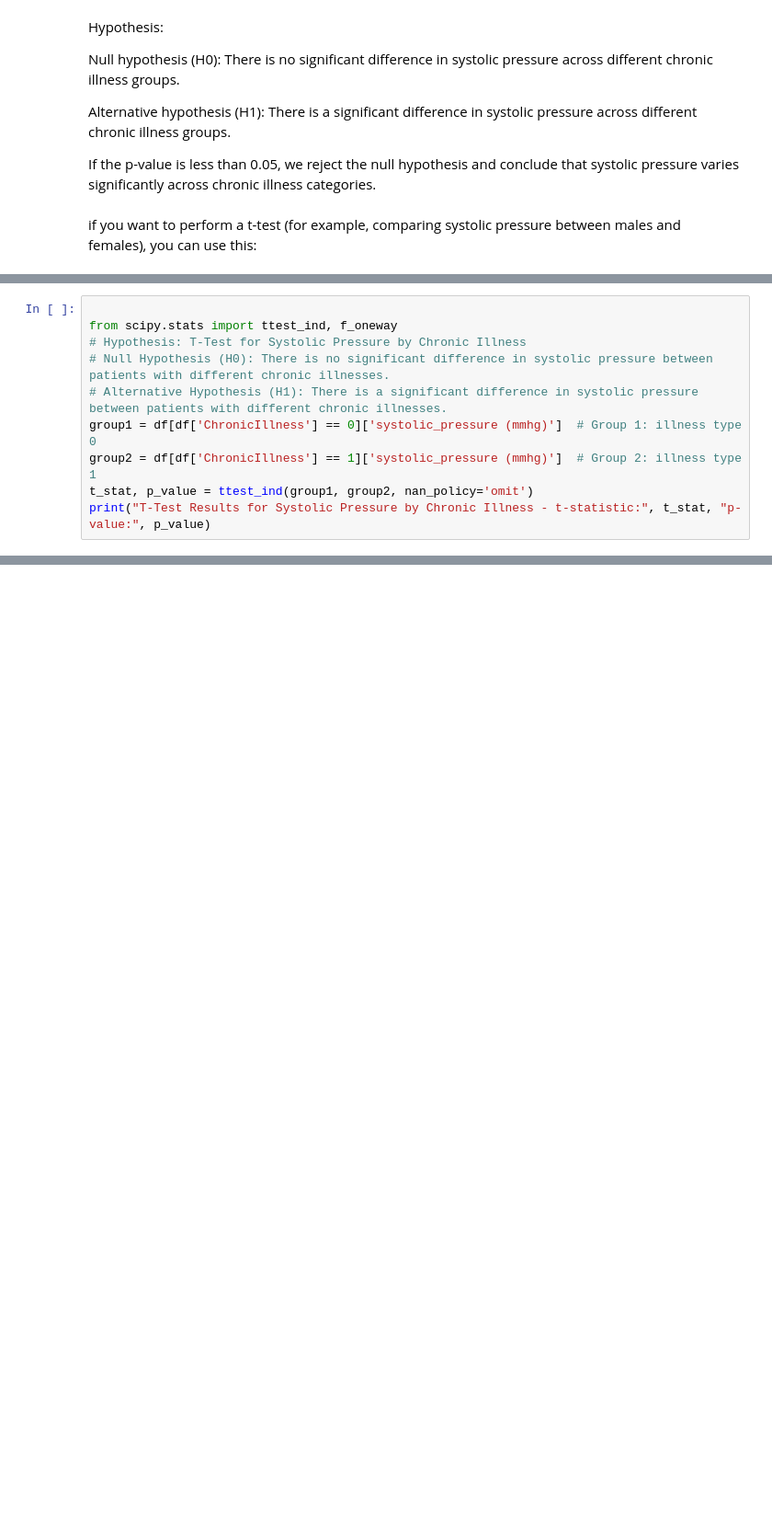
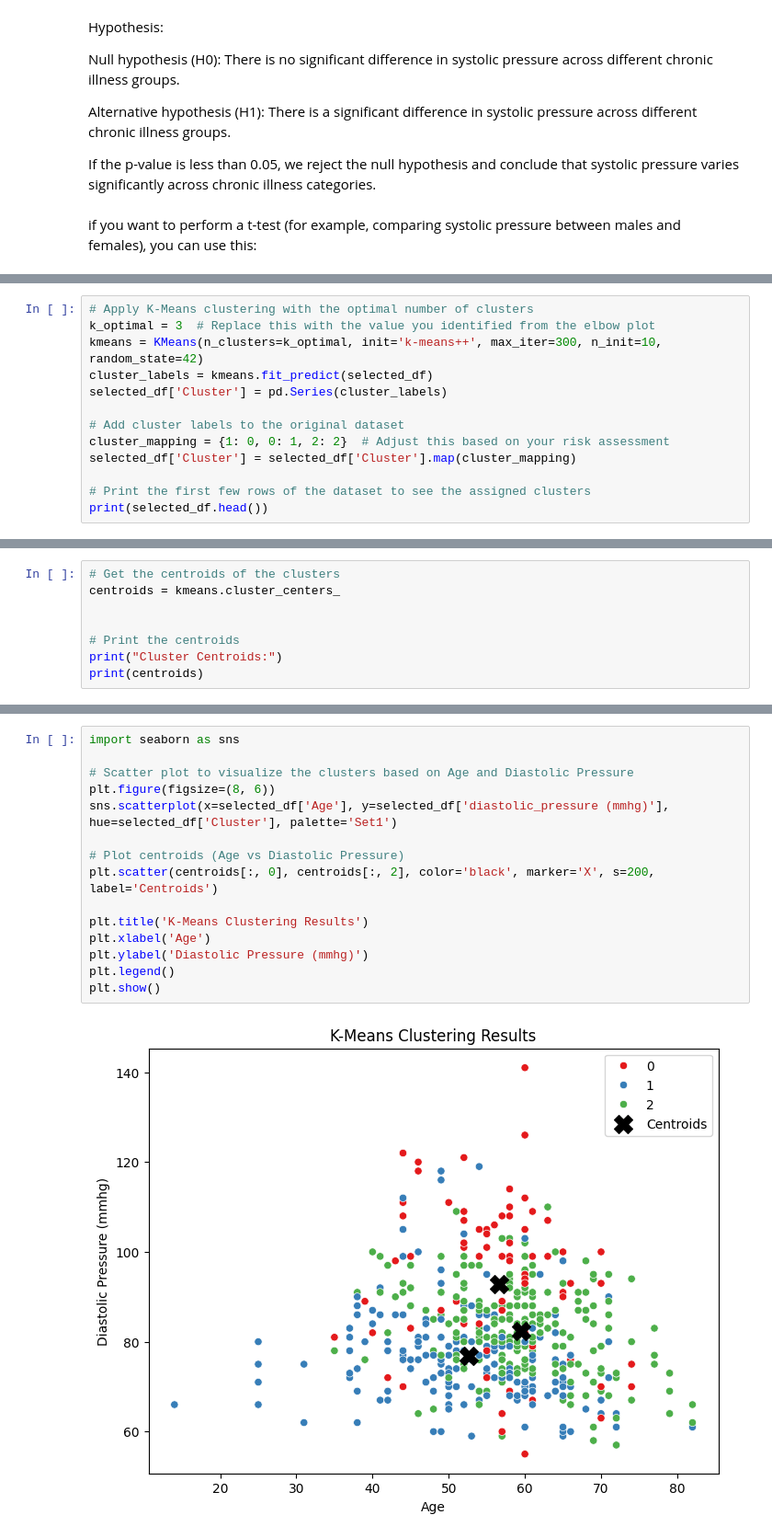
Before and after one commit to JayddieTech/Non-communicable-diseases-clustering, a Jupyter notebook: clustering.ipynb, the cells around one changed output, grey strips where cells are left out. Shown at 92% size. Cells and saved outputs as stored; diff of their text form; blank space fills up the shorter version.

```diff
--- a/clustering.ipynb
+++ b/clustering.ipynb
@@ -418,11 +462,14 @@ SyntaxError: invalid non-printable character U+00A0 (2215497617.py, line 66)
 # %%
+# Apply K-Means clustering with the optimal number of clusters
+k_optimal = 3  # Replace this with the value you identified from the elbow plot
+kmeans = KMeans(n_clusters=k_optimal, init='k-means++', max_iter=300, n_init=10, random_state=42)
+cluster_labels = kmeans.fit_predict(selected_df)
+selected_df['Cluster'] = pd.Series(cluster_labels)
 
-from scipy.stats import ttest_ind, f_oneway
-# Hypothesis: T-Test for Systolic Pressure by Chronic Illness
-# Null Hypothesis (H0): There is no significant difference in systolic pressure between patients with different chronic illnesses.
-# Alternative Hypothesis (H1): There is a significant difference in systolic pressure between patients with different chronic illnesses.
-group1 = df[df['ChronicIllness'] == 0]['systolic_pressure (mmhg)']  # Group 1: illness type 0
-group2 = df[df['ChronicIllness'] == 1]['systolic_pressure (mmhg)']  # Group 2: illness type 1
-t_stat, p_value = ttest_ind(group1, group2, nan_policy='omit')
-print("T-Test Results for Systolic Pressure by Chronic Illness - t-statistic:", t_stat, "p-value:", p_value)
+# Add cluster labels to the original dataset
+cluster_mapping = {1: 0, 0: 1, 2: 2}  # Adjust this based on your risk assessment
+selected_df['Cluster'] = selected_df['Cluster'].map(cluster_mapping)
+
+# Print the first few rows of the dataset to see the assigned clusters
+print(selected_df.head())
 # %% [output]
@@ -429,0 +510,8 @@ T-Test Results for Systolic Pressure by Chronic Illness - t-statistic: 4.8138954
+# %%
+# Get the centroids of the clusters
+centroids = kmeans.cluster_centers_
+
+
+# Print the centroids
+print("Cluster Centroids:")
+print(centroids)
@@ -429,0 +527,17 @@ T-Test Results for Systolic Pressure by Chronic Illness - t-statistic: 4.8138954
+# %%
+import seaborn as sns
+
+# Scatter plot to visualize the clusters based on Age and Diastolic Pressure
+plt.figure(figsize=(8, 6))
+sns.scatterplot(x=selected_df['Age'], y=selected_df['diastolic_pressure (mmhg)'], hue=selected_df['Cluster'], palette='Set1')
+
+# Plot centroids (Age vs Diastolic Pressure)
+plt.scatter(centroids[:, 0], centroids[:, 2], color='black', marker='X', s=200, label='Centroids')
+
+plt.title('K-Means Clustering Results')
+plt.xlabel('Age')
+plt.ylabel('Diastolic Pressure (mmhg)')
+plt.legend()
+plt.show()
+# %% [output]
+[figure, added]
```
Also changed, not shown: parts of 31 cells of this notebook, 3 other files.
